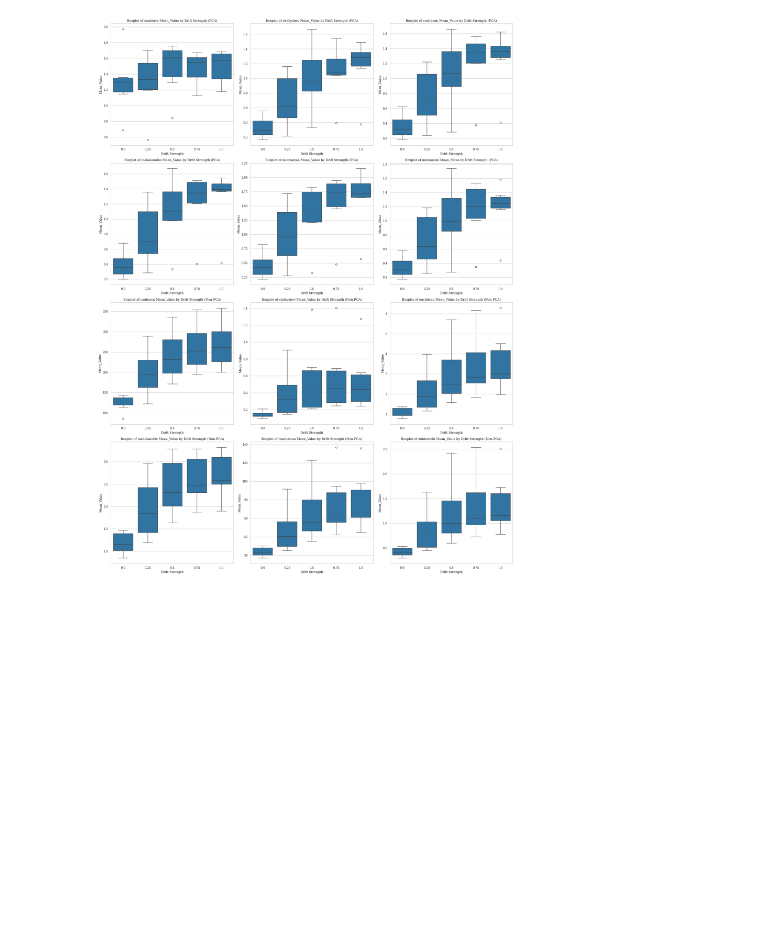
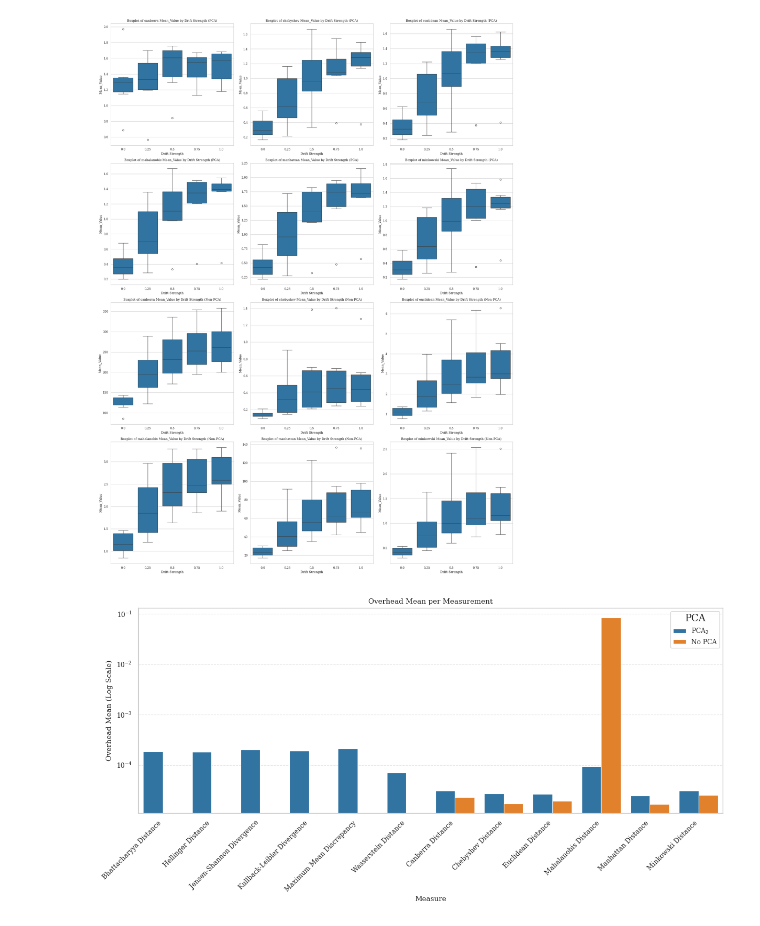
Before and after one commit to jasperbruin/driftwatch, a Jupyter notebook: LAB-experiments/final_experiments/data-analysis.ipynb, the cells around one changed output. Cells and saved outputs as stored; diff of their text form; code cells hidden in the pictures; blank space fills up the shorter version.

```diff
--- a/LAB-experiments/final_experiments/data-analysis.ipynb
+++ b/LAB-experiments/final_experiments/data-analysis.ipynb
@@ -609,3 +609,54 @@ plt.savefig("data-analysis/data-test/df_distance_boxplot.png")
 plt.show()
 # %% [output]
 [figure]
+# %%
+import pandas as pd
+import seaborn as sns
+import matplotlib.pyplot as plt
+
+# Load the datasets
+df_distribution = pd.read_csv('data-analysis/data-test/average_overhead_distribution.csv')
+df_distance = pd.read_csv('data-analysis/data-test/summary_overhead_vector-distance.csv')
+
+# Rename the column
+df_distance.rename(columns={'distance_name': 'measure'}, inplace=True)
+
+# Ensure 'pca' column exists in both dataframes with proper mathematical notation
+df_distribution['pca'] = "PCA$_{2}$"
+df_distance['pca'] = df_distance['pca'].replace({True: "PCA$_{2}$", False: "No PCA"})
+
+# Concatenate the datasets
+merged_df = pd.concat([df_distribution, df_distance], ignore_index=True)
+
+# Map measure names to more descriptive labels
+measure_labels = {
+    "bhattacharyya": "Bhattacharyya Distance",
+    "hellinger": "Hellinger Distance",
+    "js": "Jensen-Shannon Divergence",
+    "kl": "Kullback-Leibler Divergence",
+    "mmd": "Maximum Mean Discrepancy",
+    "wasserstein": "Wasserstein Distance",
+    "canberra": "Canberra Distance",
+    "chebyshev": "Chebyshev Distance",
+    "euclidean": "Euclidean Distance",
+    "mahalanobis": "Mahalanobis Distance",
+    "manhattan": "Manhattan Distance",
+    "minkowski": "Minkowski Distance"
+}
+merged_df['measure'] = merged_df['measure'].map(measure_labels)
+
+# Create a bar plot with PCA next to each other
+plt.figure(figsize=(12, 6))
+sns.barplot(data=merged_df, x='measure', y='overhead_mean', hue='pca', errorbar='sd', dodge=True)
+plt.yscale("log")  # Apply log scale
+plt.xticks(rotation=45, ha='right')
+plt.title("Overhead Mean per Measurement")
+plt.xlabel("Measure")
+plt.ylabel("Overhead Mean (Log Scale)")
+plt.legend(title="PCA", title_fontsize='13')
+plt.grid(axis="y", linestyle="--", alpha=0.5)
+plt.tight_layout()
+plt.savefig("data-analysis/data-test/overhead_measurement.png")
+plt.show()
+# %% [output]
+[figure, added]
```
Also changed, not shown: 9 other files.
